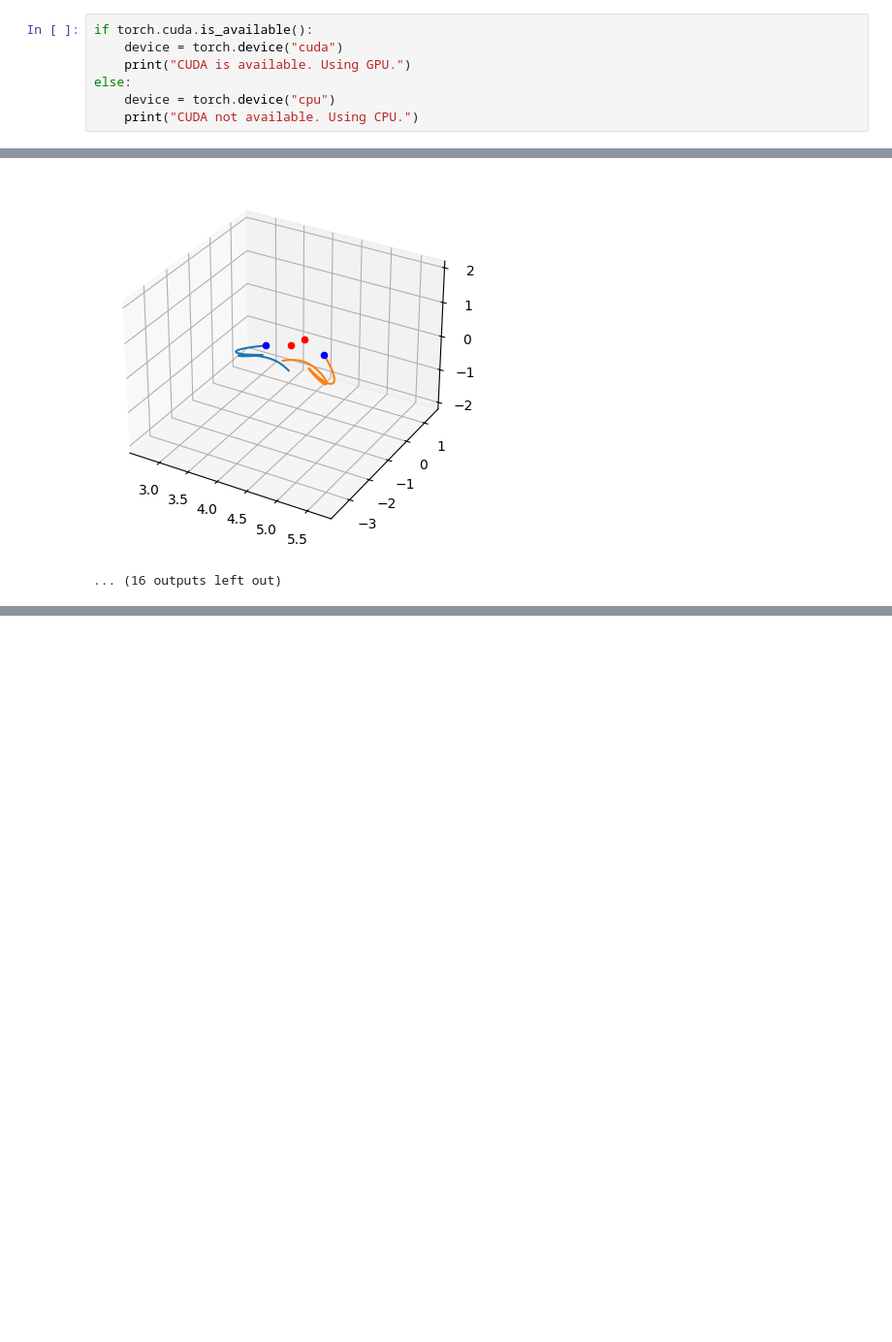
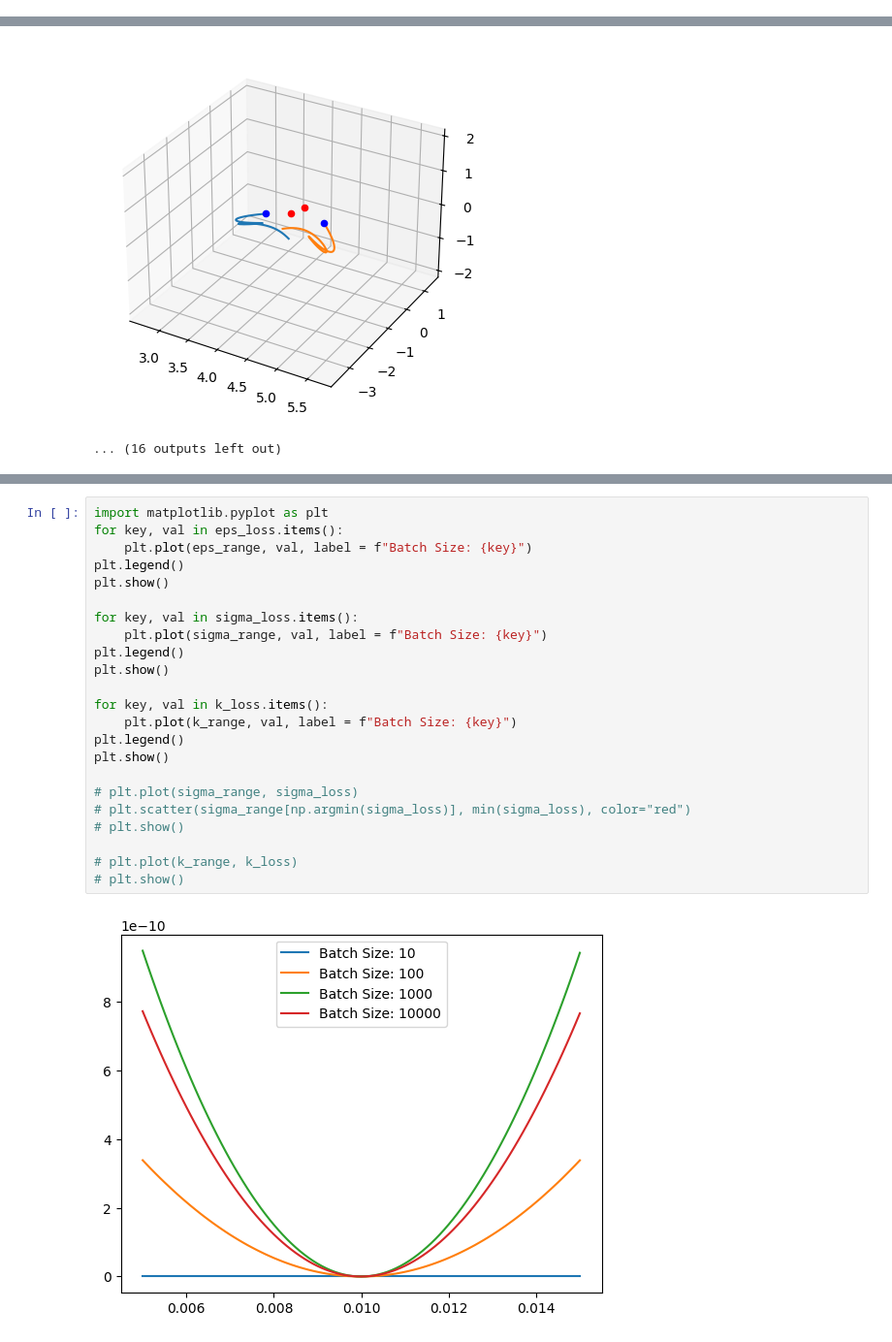
Before and after one commit to AlexPTerry/MMathYLP, a Jupyter notebook: molecule_explore.ipynb, the cells around one changed output, grey strips where cells are left out. Shown at 97% size. Cells and saved outputs as stored; diff of their text form; blank space fills up the shorter version.

Commit message:
Training finally finished, added loss landscape plots

```diff
--- a/molecule_explore.ipynb
+++ b/molecule_explore.ipynb
@@ -1515,7 +1511,0 @@ KeyboardInterrupt:
-# %%
-if torch.cuda.is_available():
-    device = torch.device("cuda")
-    print("CUDA is available. Using GPU.")
-else:
-    device = torch.device("cpu")
-    print("CUDA not available. Using CPU.")
@@ -1645,0 +1722,25 @@ tensor(-6.5628, dtype=torch.float64)
+# %%
+import matplotlib.pyplot as plt
+for key, val in eps_loss.items():
+    plt.plot(eps_range, val, label = f"Batch Size: {key}")
+plt.legend()
+plt.show()
+
+for key, val in sigma_loss.items():
+    plt.plot(sigma_range, val, label = f"Batch Size: {key}")
+plt.legend()
+plt.show()
+
+for key, val in k_loss.items():
+    plt.plot(k_range, val, label = f"Batch Size: {key}")
+plt.legend()
+plt.show()
+
+# plt.plot(sigma_range, sigma_loss)
+# plt.scatter(sigma_range[np.argmin(sigma_loss)], min(sigma_loss), color="red")
+# plt.show()
+
+# plt.plot(k_range, k_loss)
+# plt.show()
+# %% [output]
+[figure, added]
```
Also changed, not shown: parts of 7 cells of this notebook.
